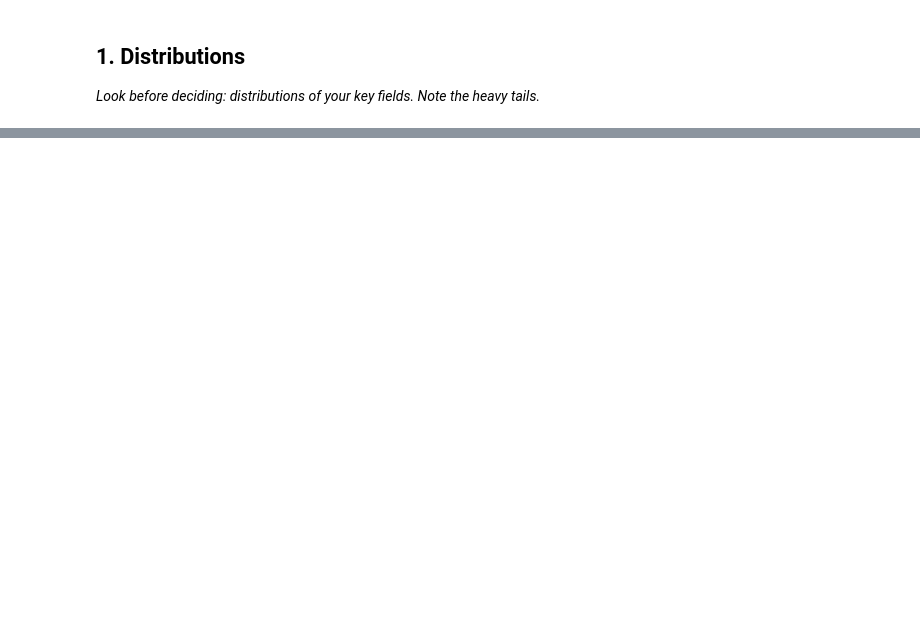
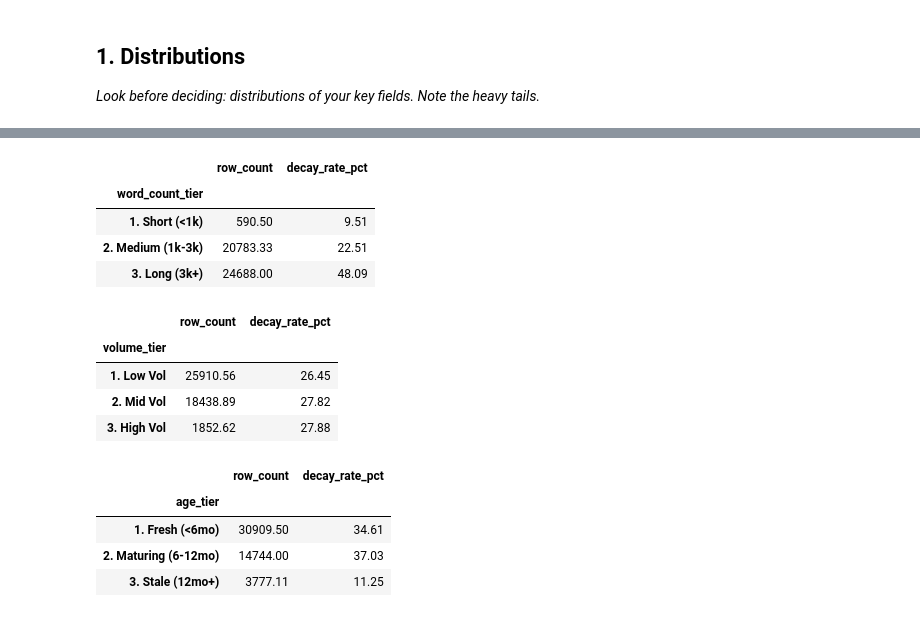
Before and after one commit to Usaf007/flyrankai-ml-internship, a Jupyter notebook: work/notebooks/w04_signal_audit.ipynb, the cells around one changed output, grey strips where cells are left out. Cells and saved outputs as stored; diff of their text form; code cells hidden in the pictures; blank space fills up the shorter version.

```diff
--- a/work/notebooks/w04_signal_audit.ipynb
+++ b/work/notebooks/w04_signal_audit.ipynb
@@ -12,0 +80,57 @@ This skeleton is yours to fill. Work the sections **in order** — each one has
+# %%
+# This cell is for CODE (numbers, a query, a check).
+# Write your text answer in the cell ABOVE this one — typing sentences here breaks Run All.
+
+# Testing the three signals against the decay target (avg_position > 10)
+signal_tests_query = f"""
+    SELECT
+        -- Signal 1: Word Count Bucket
+        CASE
+            WHEN d.word_count < 1000 THEN '1. Short (<1k)'
+            WHEN d.word_count < 3000 THEN '2. Medium (1k-3k)'
+            ELSE '3. Long (3k+)'
+        END AS word_count_tier,
+
+        -- Signal 2: Volume Bucket
+        CASE
+            WHEN f.gsc_impressions < 100 THEN '1. Low Vol'
+            WHEN f.gsc_impressions < 1000 THEN '2. Mid Vol'
+            ELSE '3. High Vol'
+        END AS volume_tier,
+
+        -- Signal 3: Age Bucket
+        CASE
+            WHEN date_diff('day', d.content_created_date, f.report_date) < 180 THEN '1. Fresh (<6mo)'
+            WHEN date_diff('day', d.content_created_date, f.report_date) < 365 THEN '2. Maturing (6-12mo)'
+            ELSE '3. Stale (12mo+)'
+        END AS age_tier,
+
+        COUNT(*) as row_count,
+        ROUND(AVG(CASE WHEN f.gsc_avg_position > 10 THEN 1.0 ELSE 0.0 END) * 100, 2) AS decay_rate_pct
+    FROM read_parquet('{fact_table}') f
+    JOIN read_parquet('{dim_table}') d ON f.content_hash_id = d.content_hash_id
+    WHERE f.ga4_data_available IS TRUE
+    GROUP BY 1, 2, 3
+"""
+df_signals = con.execute(signal_tests_query).df()
+
+# Aggregate and display the tests individually for clear review
+display(df_signals.groupby('word_count_tier')[['row_count', 'decay_rate_pct']].mean().round(2))
+display(df_signals.groupby('volume_tier')[['row_count', 'decay_rate_pct']].mean().round(2))
+display(df_signals.groupby('age_tier')[['row_count', 'decay_rate_pct']].mean().round(2))
+# %% [output]
+|  | row_count | decay_rate_pct |
+| word_count_tier |  |  |
+| 1. Short (<1k) | 590.50 | 9.51 |
+| 2. Medium (1k-3k) | 20783.33 | 22.51 |
+| 3. Long (3k+) | 24688.00 | 48.09 |
+|  | row_count | decay_rate_pct |
+| volume_tier |  |  |
+| 1. Low Vol | 25910.56 | 26.45 |
+| 2. Mid Vol | 18438.89 | 27.82 |
+| 3. High Vol | 1852.62 | 27.88 |
+|  | row_count | decay_rate_pct |
+| age_tier |  |  |
+| 1. Fresh (<6mo) | 30909.50 | 34.61 |
+| 2. Maturing (6-12mo) | 14744.00 | 37.03 |
+| 3. Stale (12mo+) | 3777.11 | 11.25 |
```
Also changed, not shown: parts of 16 cells of this notebook.
